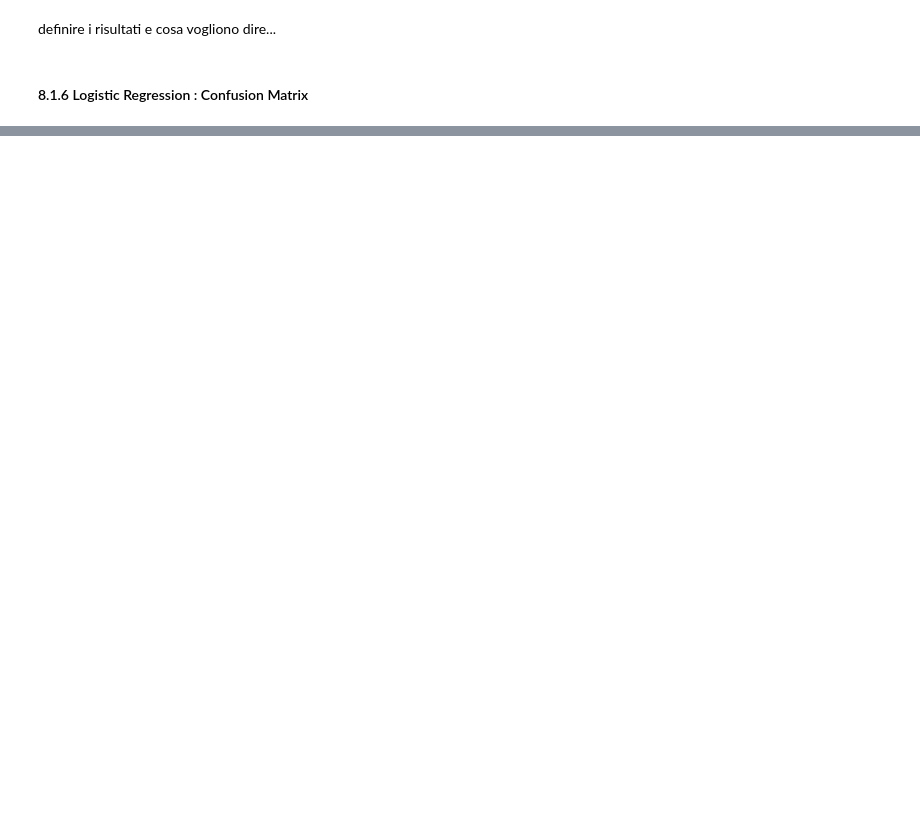
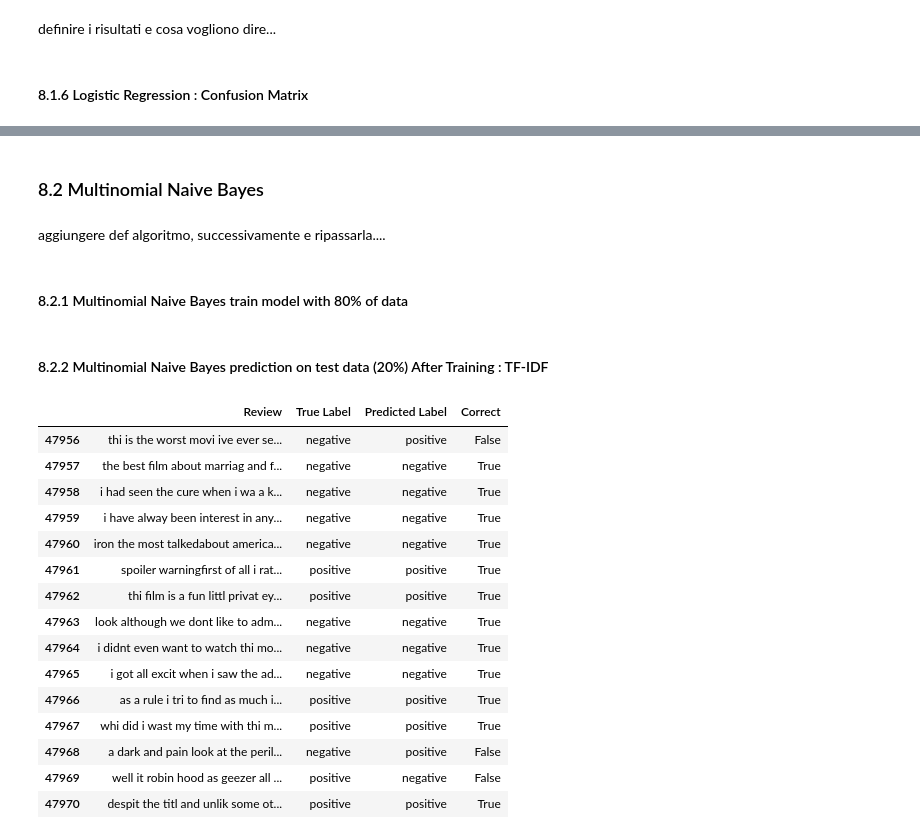
Before and after one commit to Sebaurzi02/Sentiment-Analysis-NLP-Model-Comparison, a Jupyter notebook: Sentiment_Analysis.ipynb, the cells around one changed output, grey strips where cells are left out. Saved outputs shown, nothing was run; the diff lists cells and outputs as text; code cells hidden in the pictures; blank space fills up the shorter version.

Commit message:
Multinomial NB
implementation & Accuracy

```diff
--- a/Sentiment_Analysis.ipynb
+++ b/Sentiment_Analysis.ipynb
@@ -860,0 +897,65 @@ definire i risultati e cosa vogliono dire...
+# %% [markdown]
+### 8.2 Multinomial Naive Bayes
+# %% [markdown]
+aggiungere def algoritmo, successivamente e ripassarla....
+# %% [markdown]
+#### 8.2.1 Multinomial Naive Bayes train model with 80% of data
+# %%
+from sklearn.naive_bayes import MultinomialNB
+
+Multi_NB_bow = MultinomialNB()
+
+#Train NB for BoW
+Multi_NB_BoW_train = Multi_NB_bow.fit(vector_train_rev,binary_train_sentiments)
+
+Multi_NB_tfidf = MultinomialNB()
+
+#Train Logistic Regression model for tfidf
+Multi_NB_tfidf_train = Multi_NB_tfidf.fit(tfidf_train_data,binary_train_sentiments)
+# %% [markdown]
+#### 8.2.2 Multinomial Naive Bayes  prediction on test data (20%) After Training : TF-IDF
+# %%
+
+
+#Predict for Tfidf features
+Multi_NB_tfidf_predict = Multi_NB_tfidf.predict(tfidf_test_data)
+
+n_examples = 15
+start_index = random.randint(0, len(X_test) - n_examples)
+
+#label_map = {'positive': 1, 'negative': 0}
+reverse_label_map = {1: 'positive', 0: 'negative'}
+
+results_df = pd.DataFrame({
+    'Review': X_test.iloc[start_index:start_index + n_examples].apply(lambda x: x[:100] + '...'),
+    #'True Label': Y_test.iloc[:n_examples].map(label_map).values,
+    'True Label': Y_test.iloc[:n_examples].values,
+    #'Predicted Label': Log_R_tfidf_predict[:n_examples]
+    'Predicted Label': [reverse_label_map[p] for p in Multi_NB_tfidf_predict[:n_examples]]
+})
+
+results_df['Correct'] = results_df['True Label'] == results_df['Predicted Label']
+
+def color_row(row):
+    color = 'background-color: #d4edda' if row['Correct'] else 'background-color: #f8d7da'
+    return [color] * len(row)
+
+styled_df = results_df.style.apply(color_row, axis=1)
+display(styled_df)
+# %% [output]
+|  | Review | True Label | Predicted Label | Correct |
+| 47956 | thi is the worst movi ive ever se... | negative | positive | False |
+| 47957 | the best film about marriag and f... | negative | negative | True |
+| 47958 | i had seen the cure when i wa a k... | negative | negative | True |
+| 47959 | i have alway been interest in any... | negative | negative | True |
+| 47960 | iron the most talkedabout america... | negative | negative | True |
+| 47961 | spoiler warningfirst of all i rat... | positive | positive | True |
+| 47962 | thi film is a fun littl privat ey... | positive | positive | True |
+| 47963 | look although we dont like to adm... | negative | negative | True |
+| 47964 | i didnt even want to watch thi mo... | negative | negative | True |
+| 47965 | i got all excit when i saw the ad... | negative | negative | True |
+| 47966 | as a rule i tri to find as much i... | positive | positive | True |
+| 47967 | whi did i wast my time with thi m... | positive | positive | True |
+| 47968 | a dark and pain look at the peril... | negative | positive | False |
+| 47969 | well it robin hood as geezer all ... | positive | negative | False |
+| 47970 | despit the titl and unlik some ot... | positive | positive | True |
```
Also changed, not shown: parts of 10 cells of this notebook.
